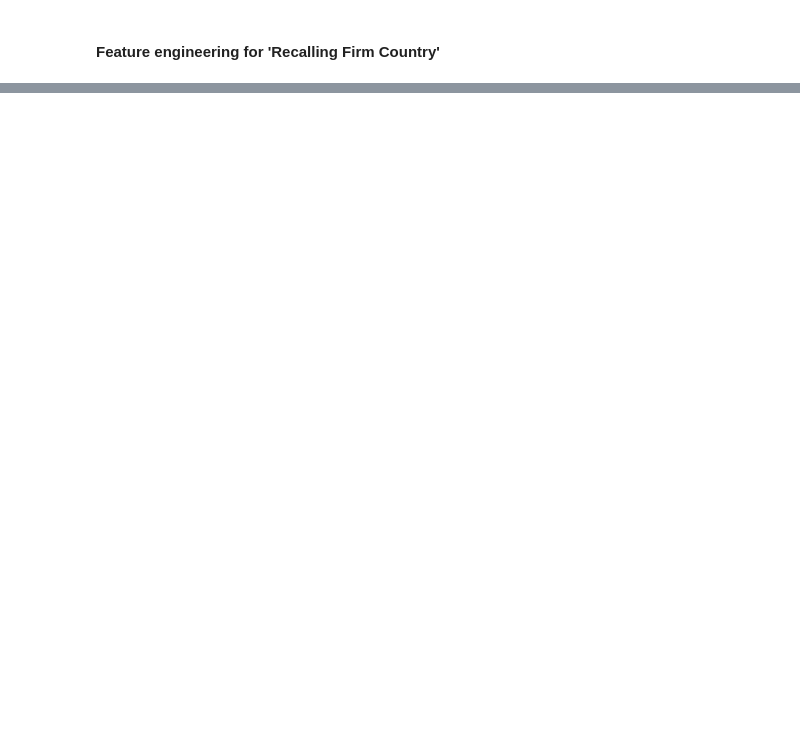
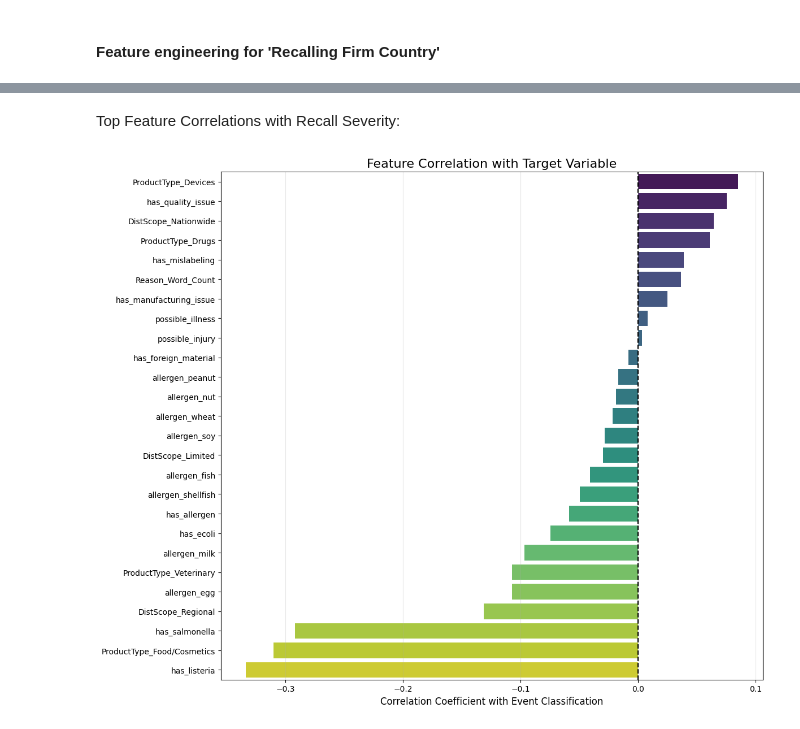
Before and after one commit to PareesaK/Improving-Recall-Effectiveness, a Jupyter notebook: code_library/Data Preparation.ipynb, the cells around one changed output, grey strips where cells are left out. Saved outputs shown, nothing was run; the diff lists cells and outputs as text; code cells hidden in the pictures; blank space fills up the shorter version.

```diff
--- a/code_library/Data Preparation.ipynb
+++ b/code_library/Data Preparation.ipynb
@@ -325,3 +493,0 @@ cols_to_drop = [col for col in original_cols_to_drop if col in X_train_processed
-# %%
-# Drop columns
-X_train_baseline = X_train_processed.drop(columns=cols_to_drop)
@@ -482,0 +569,3 @@ test_hybrid.to_csv('../data/test_hybrid.csv', index=False)
+# %%
+# Use baseline dataset
+corr_baseline = train_baseline.copy()
@@ -482,0 +626,26 @@ test_hybrid.to_csv('../data/test_hybrid.csv', index=False)
+# %% [markdown]
+Top Feature Correlations with Recall Severity:
+# %%
+# Plot correlation with target specifically
+target_corr = corr_matrix['Event_Classification_Encoded'].drop('Event_Classification_Encoded')
+target_corr = target_corr.sort_values(ascending=False)
+
+plt.figure(figsize=(12, 10))
+sns.barplot(
+    x=target_corr.values,
+    y=target_corr.index,
+    hue=target_corr.index,
+    palette='viridis',
+    dodge=False,
+    legend=False  # hide the hue legend
+)
+plt.title('Feature Correlation with Target Variable', fontsize=16)
+plt.xlabel('Correlation Coefficient with Event Classification', fontsize=12)
+plt.ylabel('')
+plt.axvline(x=0, color='black', linestyle='--')
+plt.grid(axis='x', alpha=0.3)
+plt.tight_layout()
+plt.savefig('../image_folder/target_correlation.png', dpi=300)
+plt.show()
+# %% [output]
+[figure, added]
```
Also changed, not shown: parts of 110 cells of this notebook.
